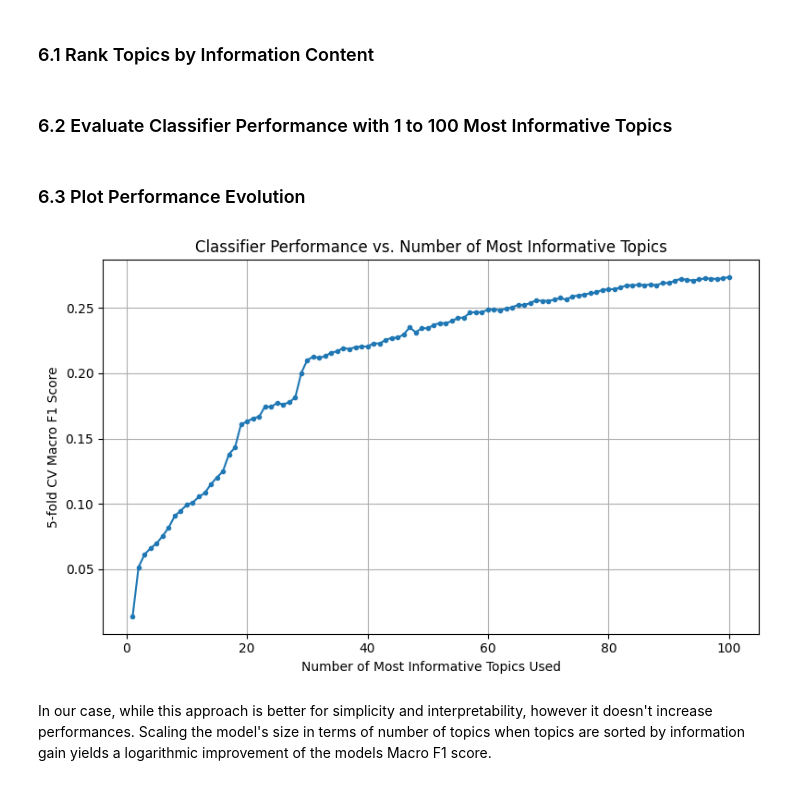
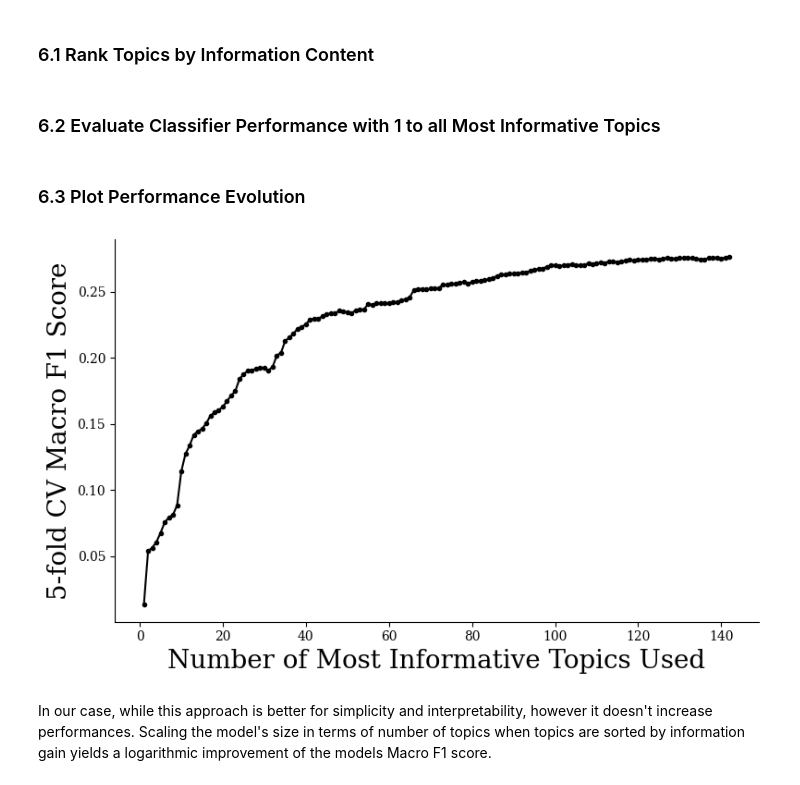
Before and after one commit to nathanaelambert/ConservativesLiberals, a Jupyter notebook: base_analysis.ipynb, the cells around one changed output. Cells and saved outputs as stored; diff of their text form; code cells hidden in the pictures.

```diff
--- a/base_analysis.ipynb
+++ b/base_analysis.ipynb
@@ -424,9 +573,9 @@ In this part, we try to perform the same predictive task by using only a cut of
 # %%
 sorted_topic_ids = info_content.sort_values(ascending=False).index.tolist()
 # %% [markdown]
-### 6.2 Evaluate Classifier Performance with 1 to 100 Most Informative Topics
+### 6.2 Evaluate Classifier Performance with 1 to all Most Informative Topics
 # %%
-max_k = 100
+max_k = len(sorted_topic_ids)
 scores = []
 
 for k in range(1, max_k + 1):
@@ -440,14 +589,18 @@ for k in range(1, max_k + 1):
 ### 6.3 Plot Performance Evolution
 # %%
 plt.figure(figsize=(8, 5))
-plt.plot(range(1, max_k + 1), scores, marker='.')
-plt.xlabel('Number of Most Informative Topics Used')
-plt.ylabel('5-fold CV Macro F1 Score')
-plt.title('Classifier Performance vs. Number of Most Informative Topics')
-plt.grid(True)
+plt.plot(range(1, max_k + 1), scores, marker='.', color='black')
+plt.xlabel('Number of Most Informative Topics Used', fontsize=20)
+plt.ylabel('5-fold CV Macro F1 Score', fontsize=20)
+# plt.title('Classifier Performance vs. Number of Most Informative Topics used (feature size)')
+plt.grid(True, color='gray', linestyle='--', linewidth=0.5)
+plt.grid(False)
+ax = plt.gca()
+ax.spines['right'].set_visible(False)
+ax.spines['top'].set_visible(False)
 plt.tight_layout()
 plt.show()
 # %% [output]
-[figure, old version]
+[figure, new version]
 # %% [markdown]
 In our case, while this approach is better for simplicity and interpretability, however it doesn't increase performances. Scaling the model's size in terms of number of topics when topics are sorted by information gain yields a logarithmic improvement of the models Macro F1 score.
```
Also changed, not shown: parts of 21 cells of this notebook.
